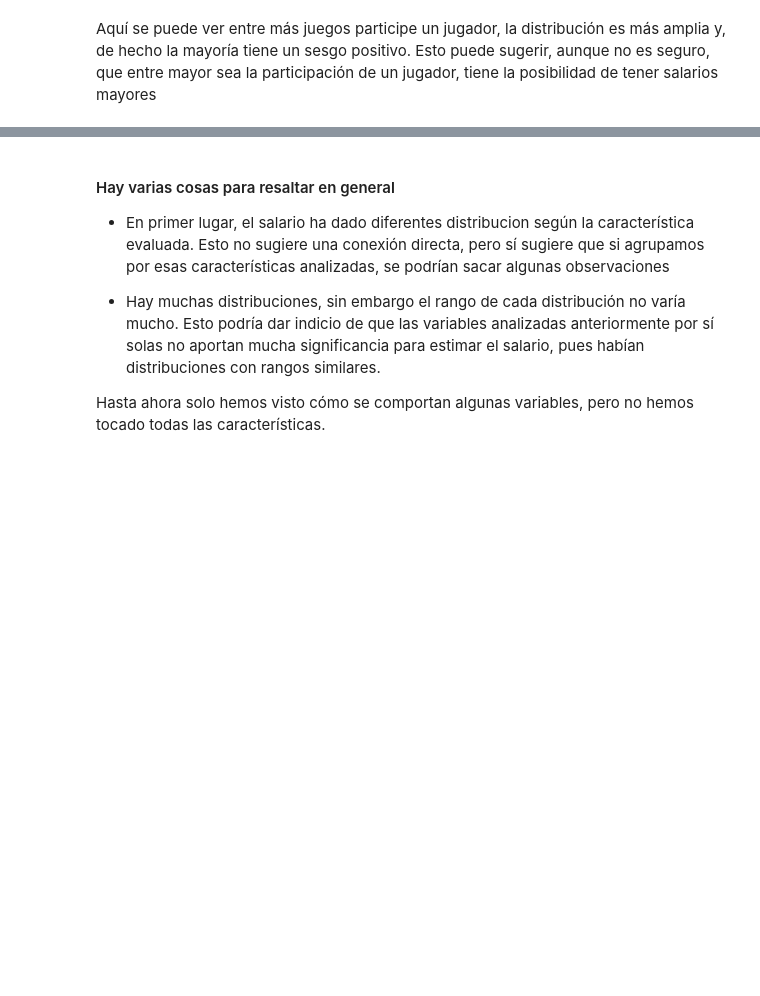
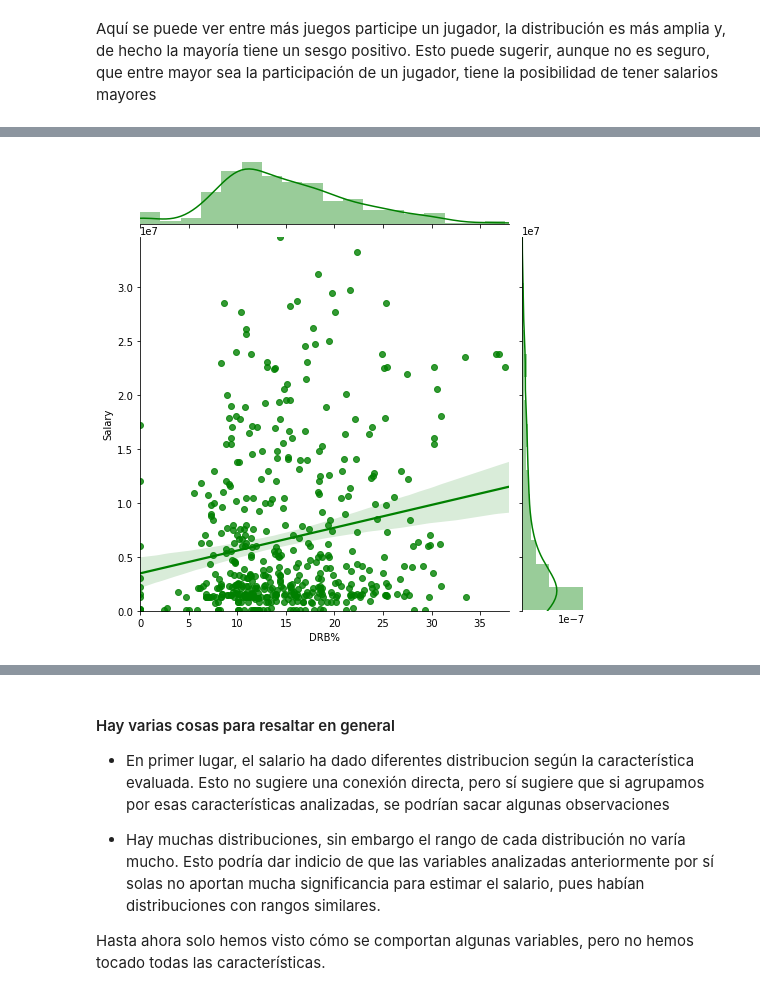
Before and after one commit to StevenMaMei/DataAnalyticsFinalProject, a Jupyter notebook: PrimerEntrega.ipynb, the cells around one changed output, grey strips where cells are left out. Saved outputs shown, nothing was run; the diff lists cells and outputs as text; code cells hidden in the pictures; blank space fills up the shorter version.

```diff
--- a/PrimerEntrega.ipynb
+++ b/PrimerEntrega.ipynb
@@ -419,0 +392,7 @@ g = sns.jointplot(x=d.columns[1], y=d.columns[27], data=data,
+# %%
+g = sns.jointplot(x=d.columns[13], y=d.columns[27], data=data,
+                  kind="reg", truncate=False,
+                  xlim=(0, 38), ylim=(0, 34682550),
+                  color="g", height=7)
+# %% [output]
+[figure, added]
```
Also changed, not shown: parts of 10 cells of this notebook.
